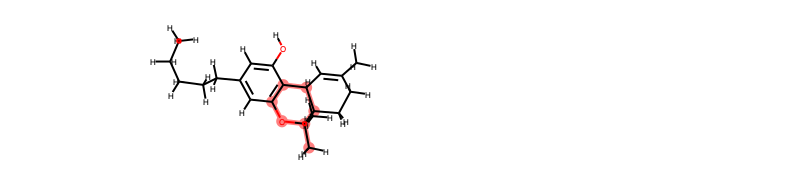
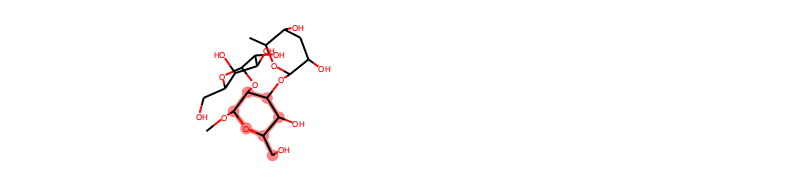
Before and after one commit to Chebuu/scFv-model, a Jupyter notebook: 1MFA-anti-2978.ipynb, the cells around one changed output. Saved outputs shown, nothing was run; the diff lists cells and outputs as text; code cells hidden in the pictures.

```diff
--- a/1MFA-anti-2978.ipynb
+++ b/1MFA-anti-2978.ipynb
@@ -112,44 +114,20 @@ AllChem.EmbedMolecule(molPROBE)
 AllChem.UFFOptimizeMolecule(molPROBE)
 Chem.MolToMolFile(molPROBE, 'structures/mdl/' + 'PROBE' + '_lig.mol2')
 
-# tj_REFRC = tj_1MFA_lig
-# tj_PROBE = md.load('structures/mdl/' + 'PROBE' + '_lig.mol2')
-
-# probeCOM = md.compute_center_of_mass(tj_PROBE)
-# refrcCOM = md.compute_center_of_mass(tj_1MFA_lig)
-
 molREFRC = AllChem.MolFromPDBFile(PDB_DIR + id_1MFA + '_lig.pdb')
 mols = [molREFRC, molPROBE]
-mcs = rdFMCS.FindMCS(mols, threshold=0.8,completeRingsOnly=True,ringMatchesRingOnly=True)
+mcs = rdFMCS.FindMCS([molREFRC, molPROBE], threshold=0.8,completeRingsOnly=True,ringMatchesRingOnly=True)
 patt = Chem.MolFromSmarts(mcs.smartsString)
-refMol = mols[0]
-probeMol = mols[1]
-refMatch = refMol.GetSubstructMatch(patt)
-mv = probeMol.GetSubstructMatch(patt)
-rms = AllChem.GetAlignmentTransform(probeMol,refMol, atomMap=list(zip(mv,refMatch)))
-Chem.rdMolTransforms.TransformConformer(probeMol.GetConformer(0), np.array(rms[1]))
+refMatch = molREFRC.GetSubstructMatch(patt)
+mv = molPROBE.GetSubstructMatch(patt)
+rms = AllChem.GetAlignmentTransform(molPROBE, molREFRC, atomMap=list(zip(mv, refMatch)))
+Chem.rdMolTransforms.TransformConformer(molPROBE.GetConformer(0), np.array(rms[1]))
 
-Chem.rdmolfiles.MolToMolFile(probeMol, 'structures/mdl/' + 'PROBE' + '_lig.mol2')
-Chem.rdmolfiles.MolToPDBFile(probeMol, 'structures/mdl/' + 'PROBE' + '_lig.pdb')
-probeMol
+Chem.rdmolfiles.MolToMolFile(molPROBE, 'structures/mdl/' + 'PROBE' + '_lig.mol2')
+Chem.rdmolfiles.MolToPDBFile(molPROBE, 'structures/pdb/' + 'PROBE' + '_lig.pdb')
 
-# from rdkit.Chem.Draw import IPythonConsole
-# from rdkit.Chem import Draw
-# from rdkit import rdBase
-# from IPython import display
-# import copy
-# import py3Dmol
+m = Chem.AddHs(molPROBE)
+AllChem.EmbedMolecule(m)
+AllChem.UFFOptimizeMolecule(m)
 
-# pview = py3Dmol.view(width=400, height=400)
-
-# # https://iwatobipen.wordpress.com/2019/02/27/rotate-molecule-and-visualize-it-rdkit-chemoinformatics/
-# # http://rdkit.blogspot.com/2016/07/using-ipywidgets-and-py3dmol-to-browse.html
-# def drawit2(m, p, confId=-1):
-#     mb = Chem.MolToMolBlock(m,confId=confId)
-#     p.addModel(mb,'sdf')
-#     p.setStyle({'stick':{}})
-#     p.setBackgroundColor('0xeeeeee')
-#     p.zoomTo()
-# pview.show()
+Chem.MolToMolFile(m, 'structures/mdl/' + 'PROBE' + '_lig.mol2')
-# %% [output]
-[figure, removed]
@@ -172,0 +134,4 @@ probeMol
+# %%
+molREFRC
+# %% [output]
+[figure, added]
```
Also changed, not shown: parts of 8 cells of this notebook, 7 other files.
